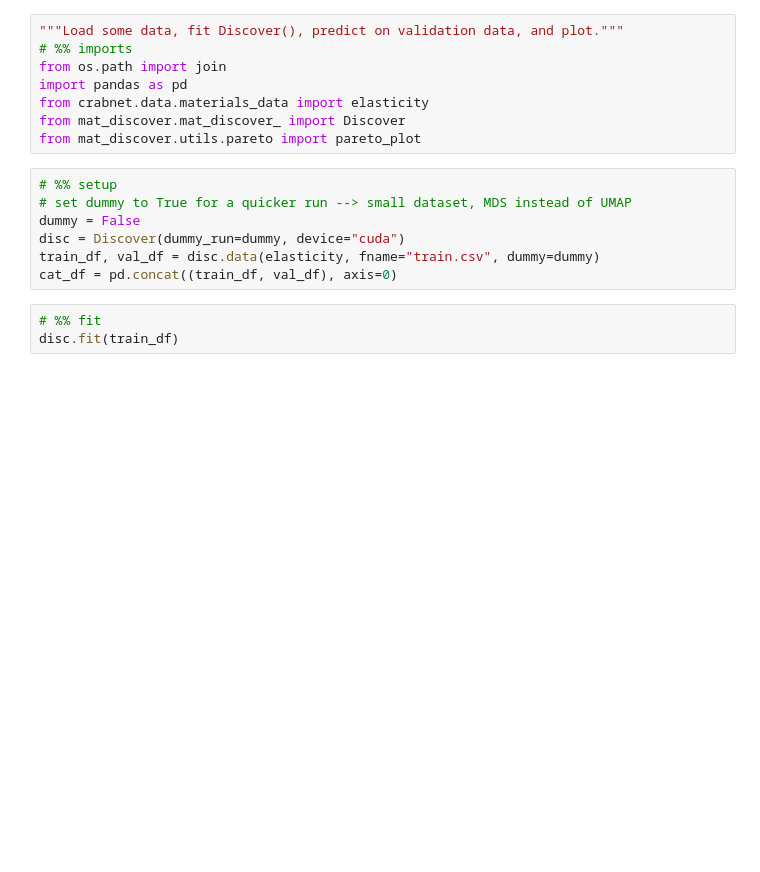
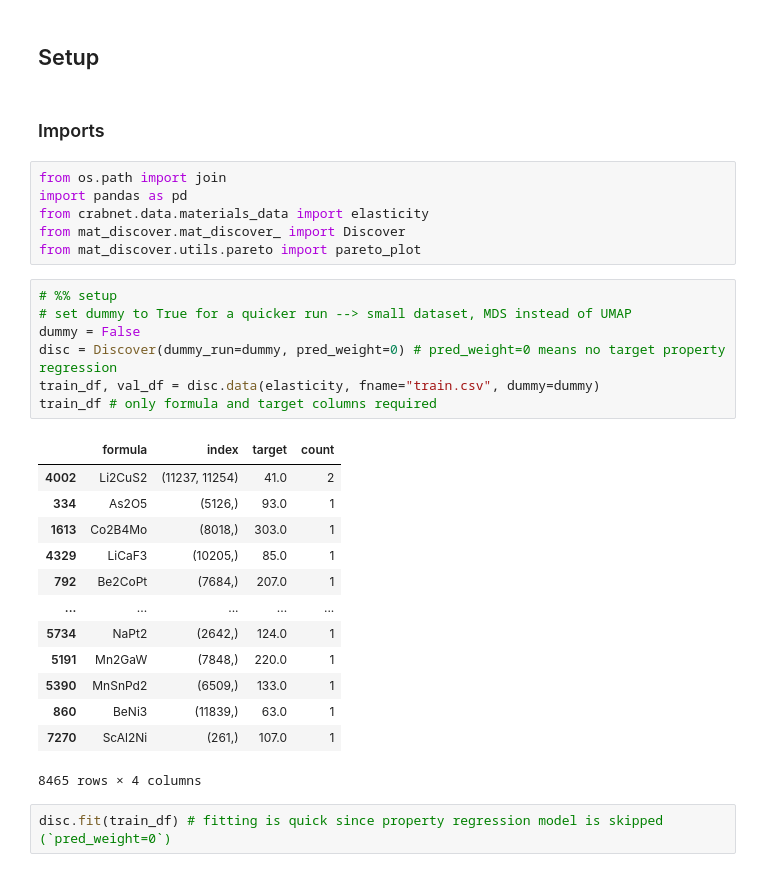
Before and after one commit to sparks-baird/mat_discover, a Jupyter notebook: examples/elmd_densmap_cluster.ipynb, the cells around one changed output. Cells and saved outputs as stored; diff of their text form; blank space fills up the shorter version.

```diff
--- a/examples/elmd_densmap_cluster.ipynb
+++ b/examples/elmd_densmap_cluster.ipynb
@@ -1,6 +17,8 @@
+# %% [markdown]
+## Setup
+# %% [markdown]
+### Imports
 # %%
-"""Load some data, fit Discover(), predict on validation data, and plot."""
-# %% imports
 from os.path import join
 import pandas as pd
 from crabnet.data.materials_data import elasticity
@@ -9,11 +27,24 @@ from mat_discover.utils.pareto import pareto_plot
 # %%
 # %% setup
 # set dummy to True for a quicker run --> small dataset, MDS instead of UMAP
 dummy = False
-disc = Discover(dummy_run=dummy, device="cuda")
+disc = Discover(dummy_run=dummy, pred_weight=0) # pred_weight=0 means no target property regression
 train_df, val_df = disc.data(elasticity, fname="train.csv", dummy=dummy)
-cat_df = pd.concat((train_df, val_df), axis=0)
+train_df # only formula and target columns required
+# %% [output]
+|  | formula | index | target | count |
+| 4002 | Li2CuS2 | (11237, 11254) | 41.0 | 2 |
+| 334 | As2O5 | (5126,) | 93.0 | 1 |
+| 1613 | Co2B4Mo | (8018,) | 303.0 | 1 |
+| 4329 | LiCaF3 | (10205,) | 85.0 | 1 |
+| 792 | Be2CoPt | (7684,) | 207.0 | 1 |
+| ... | ... | ... | ... | ... |
+| 5734 | NaPt2 | (2642,) | 124.0 | 1 |
+| 5191 | Mn2GaW | (7848,) | 220.0 | 1 |
+| 5390 | MnSnPd2 | (6509,) | 133.0 | 1 |
+| 860 | BeNi3 | (11839,) | 63.0 | 1 |
+| 7270 | ScAl2Ni | (261,) | 107.0 | 1 |
+8465 rows × 4 columns
-# %%
-# %% fit
-disc.fit(train_df)
+# %%
+disc.fit(train_df) # fitting is quick since property regression model is skipped (`pred_weight=0`)
 # %%
```
Also changed, not shown: parts of 7 cells of this notebook.
